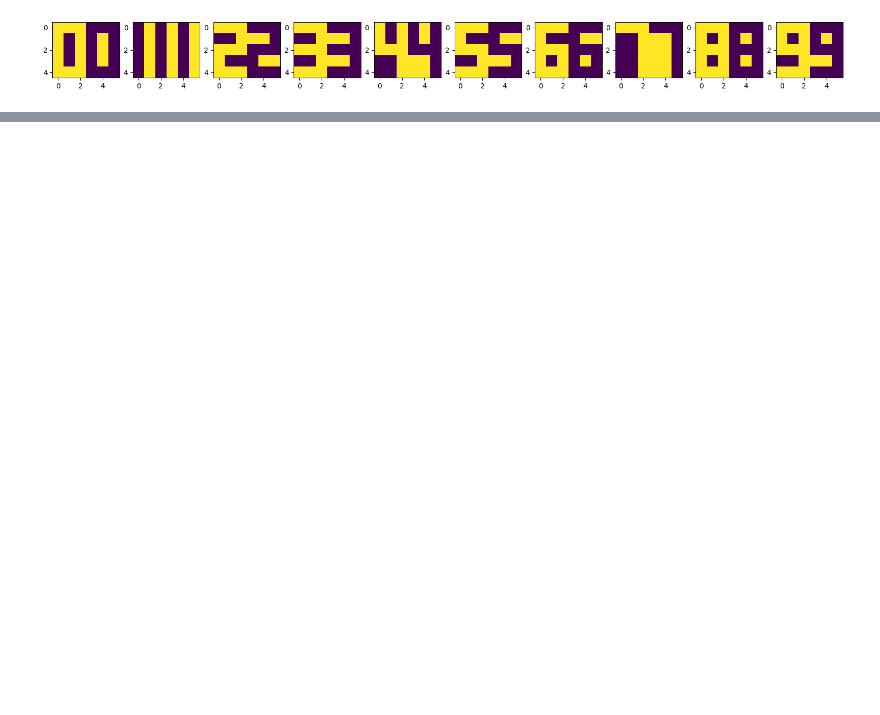
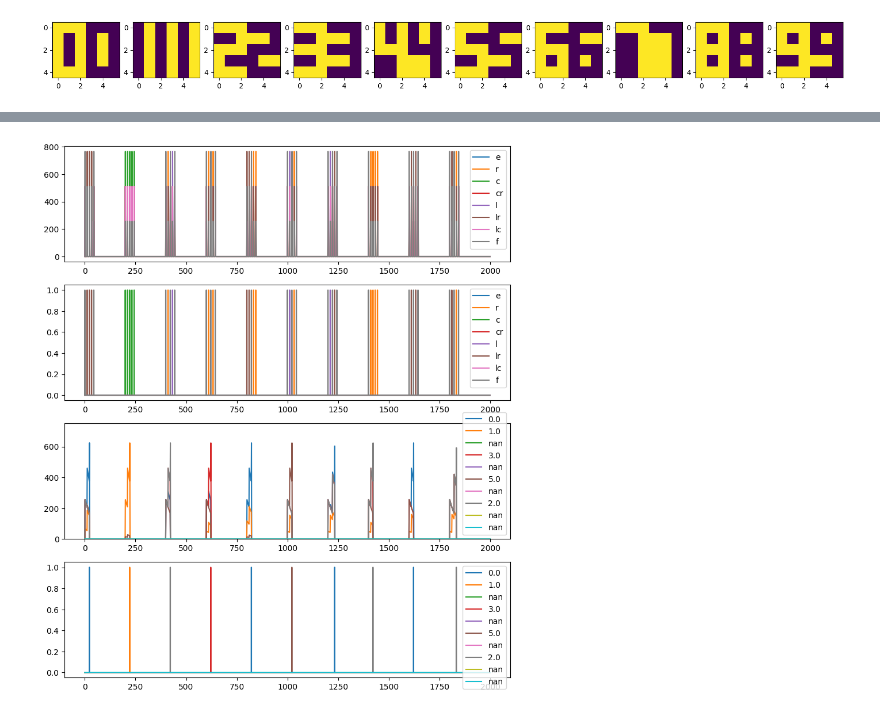
Before and after one commit to IvKormak/spikesim, a Jupyter notebook: old_model.ipynb, the cells around one changed output, grey strips where cells are left out. Cells and saved outputs as stored; diff of their text form; code cells hidden in the pictures; blank space fills up the shorter version.

```diff
--- a/old_model.ipynb
+++ b/old_model.ipynb
@@ -200,6 +200,30 @@ params_digits = {
     "learning": True,
     "wta": True
 }
+test_params_digits = {
+    "tau_leak": 50,
+    "tau_inhibitory": 50,
+    "tau_refractory": 50,
+    "tau_ltp": 50 ,
+    "thres": 500,
+    "ainc": 20,
+    "adec": -15,
+    "wmax": 255,
+    "wmin": 1,
+    "learning": False,
+    "wta": True
+}
+test_seq_data = []
+test_seq_labels = []
+for n in range(50):
+        a = np.random.randint(10)
+        test_seq_labels+=[a for _ in range(50)]
+        test_seq_data+=[x for x in numbers_rows[a] for _ in range(10)]
+        #data += [in numbers_rows[n] for _ in range(10)]
+        for i in range(150):
+            test_seq_labels.append(-1)
+            test_seq_data.append(data_rows["off"])
+
 while any(errors>0.5):
     print(iteration)
     net = SpikeNetworkSim(inputs_l=6, dt=1)
@@ -218,7 +242,14 @@ while any(errors>0.5):
             ans.append(-1)
             data.append(data_rows["off"])
     net.feed_raw(data, "output.csv")
-    r = pd.DataFrame((net.error(ans, pos_weight=50, neg_weight=50)[digits_post].min(), net.error(ans, pos_weight=50, neg_weight=50)[digits_post].idxmin()), index=["min", "tag"]).transpose()
+
+    net.learning[-1] = False
+    net.tau_refractory[-1] = 50
+    net.tau_inhibitory[-1] = 50
+
+    net.feed_raw(test_seq_data)
+    r = net.error(test_seq_labels, pos_weight=50, neg_weight=50)[digits_post]
+    r = pd.DataFrame((r.min(), r.idxmin()), index=["min", "tag"]).transpose()
 
     for i in range(10):
         if i in r.tag.values.astype(int):
@@ -299,6 +330,8 @@ for n in range(10):
         data.append(data_rows["off"])
 out = net.feed_raw(data, "output.csv")
 digits_post = net.nodes.query("type == 'postsynaptic' and layer == layer.max()").index
-r = pd.DataFrame((net.error(ans, pos_weight=50, neg_weight=50)[digits_post].min(), net.error(ans, pos_weight=50, neg_weight=50)[digits_post].idxmin()), index=["min", "tag"]).transpose()
+r = net.error(ans, pos_weight=50, neg_weight=50)[digits_post]
+r = pd.DataFrame((r.min(), r.idxmin()), index=["min", "tag"]).transpose()
+r.loc[r["min"]==1, "tag"] = np.nan
 # %%
 r
@@ -305,23 +350,25 @@ r
 # %%
 rows_pre = net.nodes.query("type == 'presynaptic' and layer == 0").index
 rows_post = net.nodes.query("type == 'postsynaptic' and layer == 0").index
 digits_pre = net.nodes.query("type == 'presynaptic' and layer == layer.max()").index
 digits_post = net.nodes.query("type == 'postsynaptic' and layer == layer.max()").index
 
 time = out.index.tolist()
 
-fig, ax = plt.subplots(4,1,figsize=(10,10))
+fig, ax = plt.subplots(4,1,figsize=(10,12))
 
 for n in rows_pre:
     ax[0].plot(time, out[n].values)
     ax[0].legend(labels_rows)
 for n in rows_post:
-    ax[1].plot(time, out[n].values)
+    ax[1].step(time, out[n].values)
     ax[1].legend(labels_rows)
 for n in digits_pre:
     ax[2].plot(time, out[n].values)
     ax[2].legend(r.tag)
-    ax[2].set_ylim((400,600))
+    ax[2].set_ylim((0,750))
 for n in digits_post:
-    ax[3].plot(time, out[n].values)
+    ax[3].step(time, out[n].values)
     ax[3].legend(r.tag)
+# %% [output]
+[figure, added]
```
Also changed, not shown: parts of 5 cells of this notebook.
